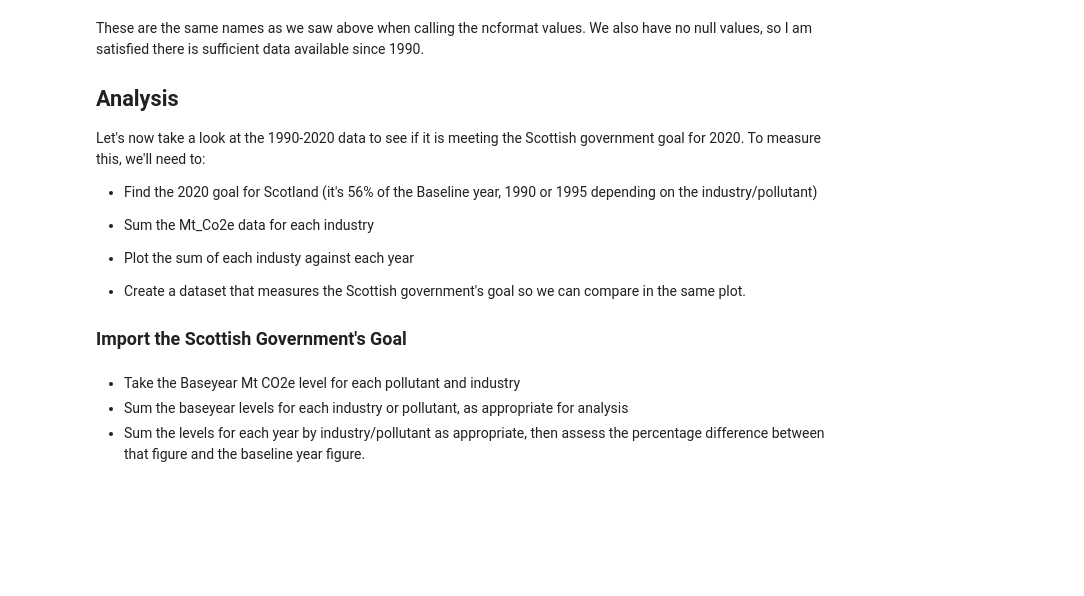
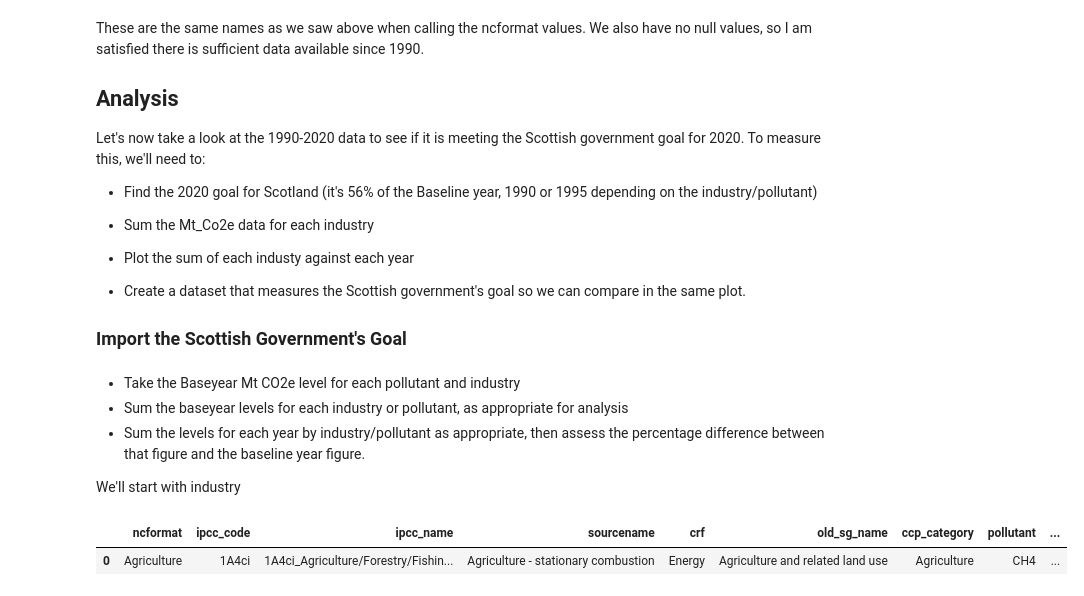
Before and after one commit to cassbc/PythonPortfolio, a Jupyter notebook: Scottish Government GHG commitment.ipynb, the cells around one changed output. Cells and saved outputs as stored; diff of their text form; code cells hidden in the pictures; blank space fills up the shorter version.

```diff
--- a/Scottish Government GHG commitment.ipynb
+++ b/Scottish Government GHG commitment.ipynb
@@ -127,3 +129,11 @@ Let's now take a look at the 1990-2020 data to see if it is meeting the Scottish
 - Take the Baseyear Mt CO2e level for each pollutant and industry
 - Sum the baseyear levels for each industry or pollutant, as appropriate for analysis
 - Sum the levels for each year by industry/pollutant as appropriate, then assess the percentage difference between that figure and the baseline year figure.
+
+We'll start with industry
+# %%
+df['base_year'] = df['emission_year'] == 'BaseYear'
+df.head(1)
+# %% [output]
+|  | ncformat | ipcc_code | ipcc_name | sourcename | crf | old_sg_name | ccp_category | pollutant | ... |
+| 0 | Agriculture | 1A4ci | 1A4ci_Agriculture/Forestry/Fishin... | Agriculture - stationary combustion | Energy | Agriculture and related land use | Agriculture | CH4 | ... |
```
Also changed, not shown: parts of 10 cells of this notebook, 1 other file.
